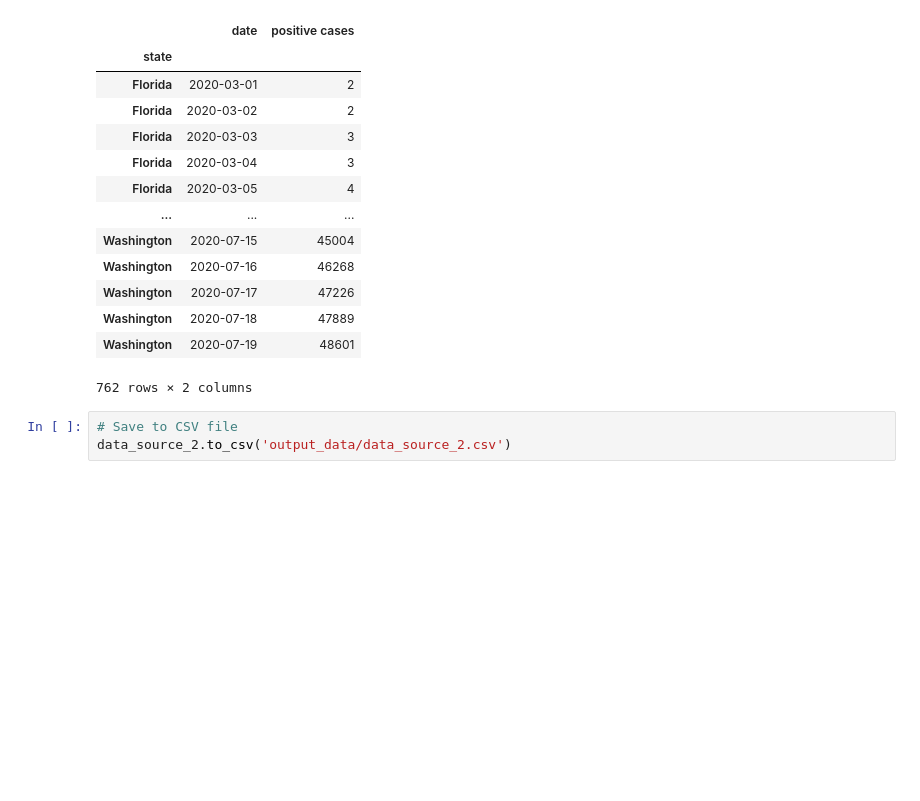
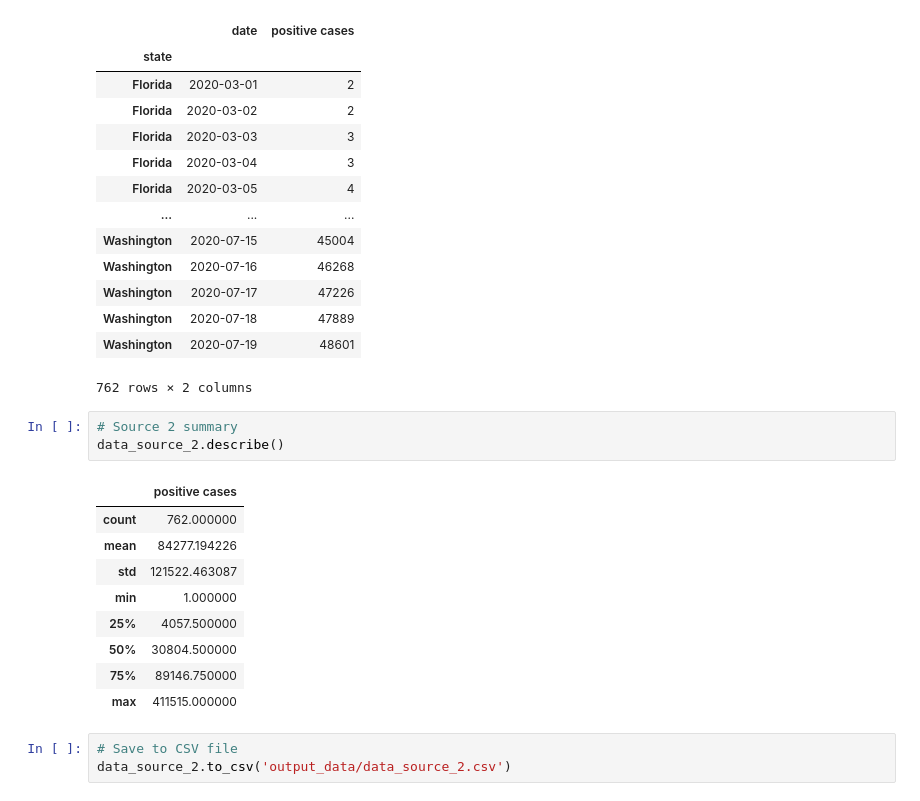
Before and after one commit to Emily-Keymon/Group-Project, a Jupyter notebook: Covid-19 Data Exploration and Cleanup.ipynb, the cells around one changed output. Cells and saved outputs as stored; diff of their text form; blank space fills up the shorter version.

```diff
--- a/Covid-19 Data Exploration and Cleanup.ipynb
+++ b/Covid-19 Data Exploration and Cleanup.ipynb
@@ -456,6 +469,19 @@ data_source_2
 | Washington | 2020-07-18 | 47889 |
 | Washington | 2020-07-19 | 48601 |
 762 rows × 2 columns
+# %%
+# Source 2 summary
+data_source_2.describe()
+# %% [output]
+|  | positive cases |
+| count | 762.000000 |
+| mean | 84277.194226 |
+| std | 121522.463087 |
+| min | 1.000000 |
+| 25% | 4057.500000 |
+| 50% | 30804.500000 |
+| 75% | 89146.750000 |
+| max | 411515.000000 |
 # %%
 # Save to CSV file
 data_source_2.to_csv('output_data/data_source_2.csv')
```
Also changed, not shown: parts of 6 cells of this notebook.
